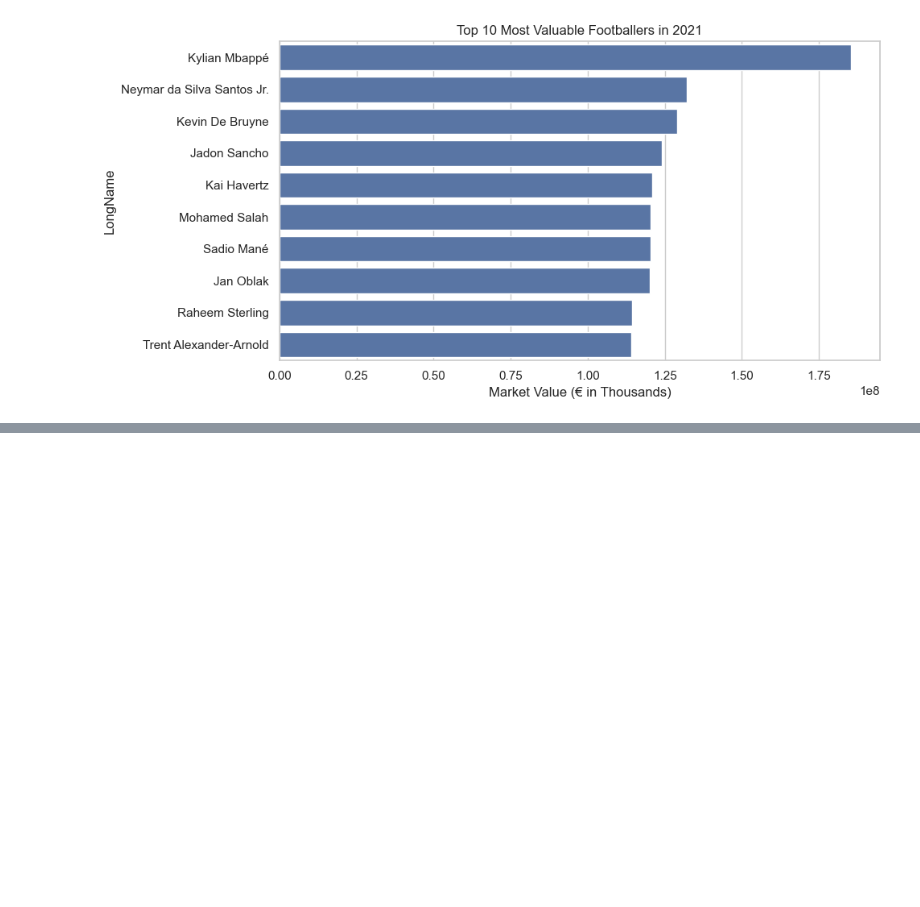
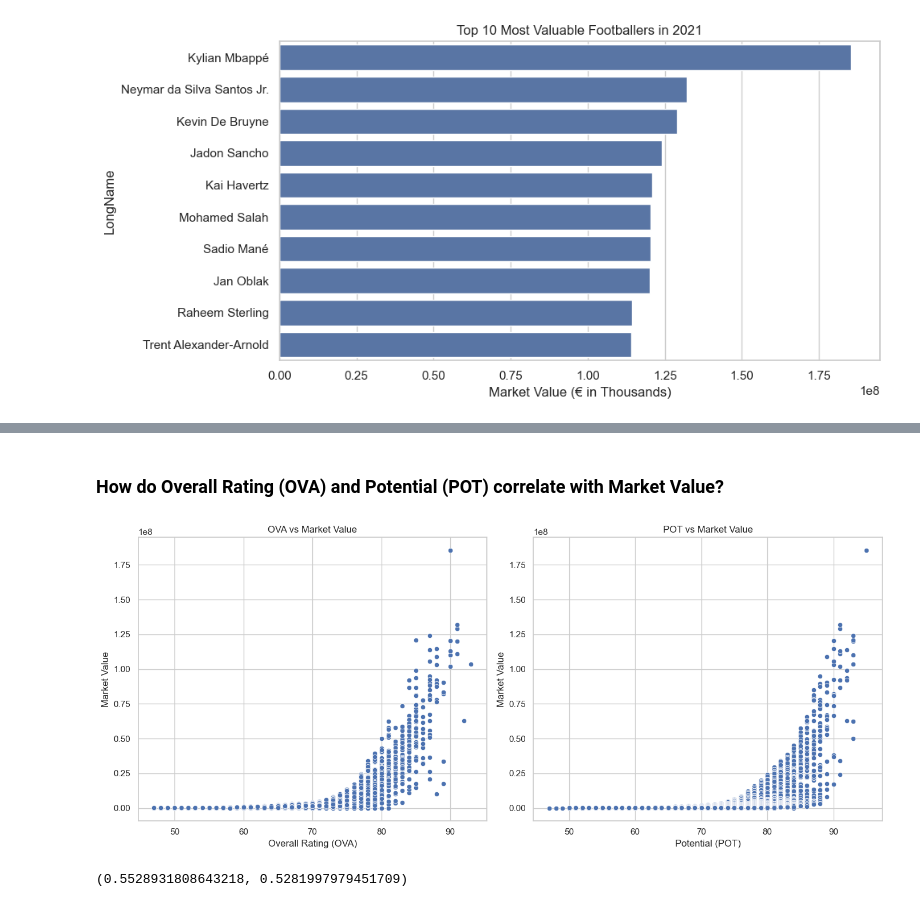
Before and after one commit to QAZYD/eda-repository, a Jupyter notebook: Untitled-1.ipynb, the cells around one changed output, grey strips where cells are left out. Drawn from its saved outputs; the diff is of its cells as text; code cells hidden in the pictures; blank space fills up the shorter version.

```diff
--- a/Untitled-1.ipynb
+++ b/Untitled-1.ipynb
@@ -901,0 +879,12 @@ plt.show()
+# %%
+# Checking the correlation between player attributes and market value
+relevant_columns = ['Value', 'OVA', 'POT', 'Attacking', 'Crossing', 'Finishing',
+                    'Short Passing', 'Dribbling', 'Long Passing', 'Ball Control', 'Acceleration', 'Sprint Speed',
+                    'Agility', 'Reactions', 'Balance', 'Strength', 'Long Shots', 'Mentality', 'Aggression', 'Interceptions',
+                    'Positioning', 'Vision', 'Composure' , 'Age']
+
+# Creating a new dataframe with relevant columns
+correlation_df = df[relevant_columns]
+
+# Calculating the correlation matrix
+correlation_matrix = correlation_df.corr()
@@ -901,0 +896,31 @@ plt.show()
+# %% [markdown]
+### How do Overall Rating (OVA) and Potential (POT) correlate with Market Value?
+# %%
+# Calculating correlation coefficients
+correlation_ova = correlation_df['OVA'].corr(correlation_df['Value'])
+correlation_pot = correlation_df['POT'].corr(correlation_df['Value'])
+
+plt.figure(figsize=(14, 6))
+
+# Scatter plot for OVA vs Market Value
+plt.subplot(1, 2, 1)
+sns.scatterplot(x='OVA', y='Value', data=correlation_df)
+plt.title('OVA vs Market Value')
+plt.xlabel('Overall Rating (OVA)')
+plt.ylabel('Market Value')
+
+# Scatter plot for POT vs Market Value
+plt.subplot(1, 2, 2)
+sns.scatterplot(x='POT', y='Value', data=correlation_df)
+plt.title('POT vs Market Value')
+plt.xlabel('Potential (POT)')
+plt.ylabel('Market Value')
+
+plt.tight_layout()
+plt.show()
+
+# Returning the correlation coefficients
+correlation_ova, correlation_pot
+# %% [output]
+[figure, added]
+(0.5528931808643218, 0.5281997979451709)
```
Also changed, not shown: parts of 19 cells of this notebook.
